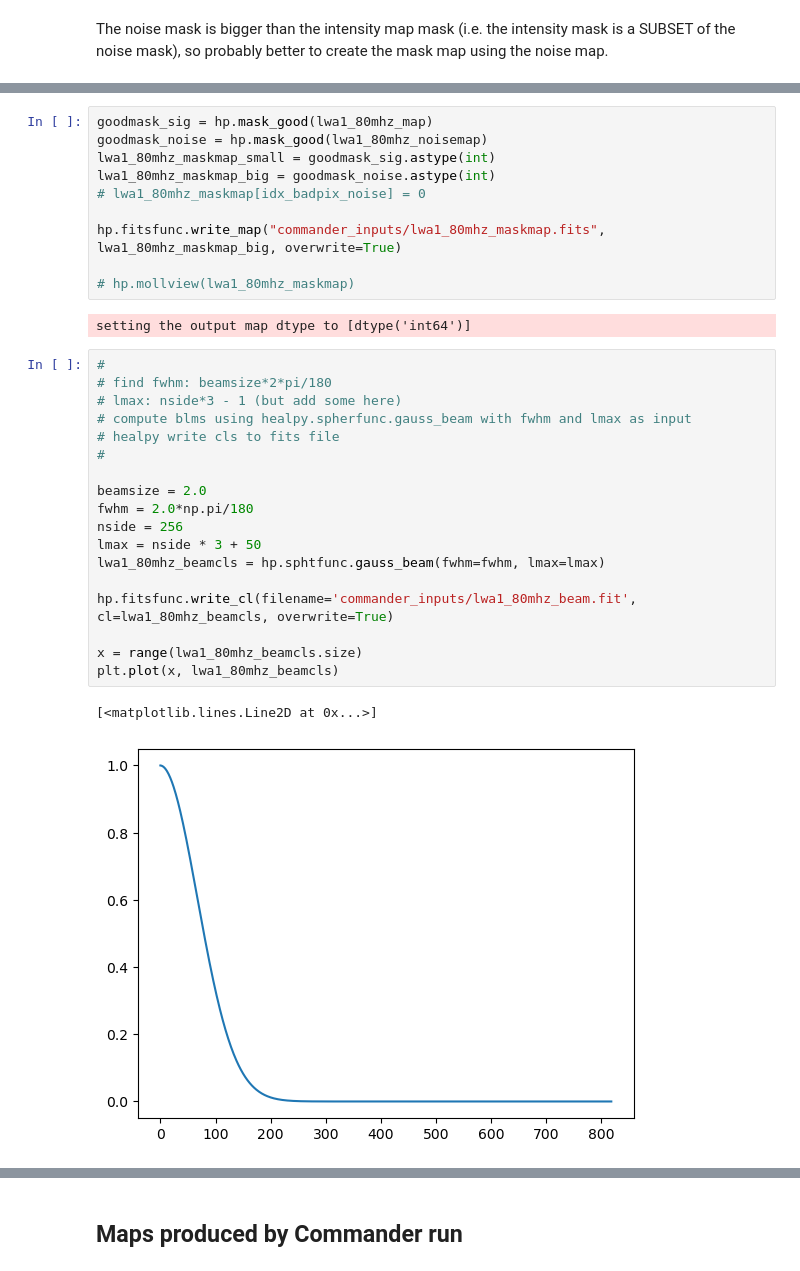
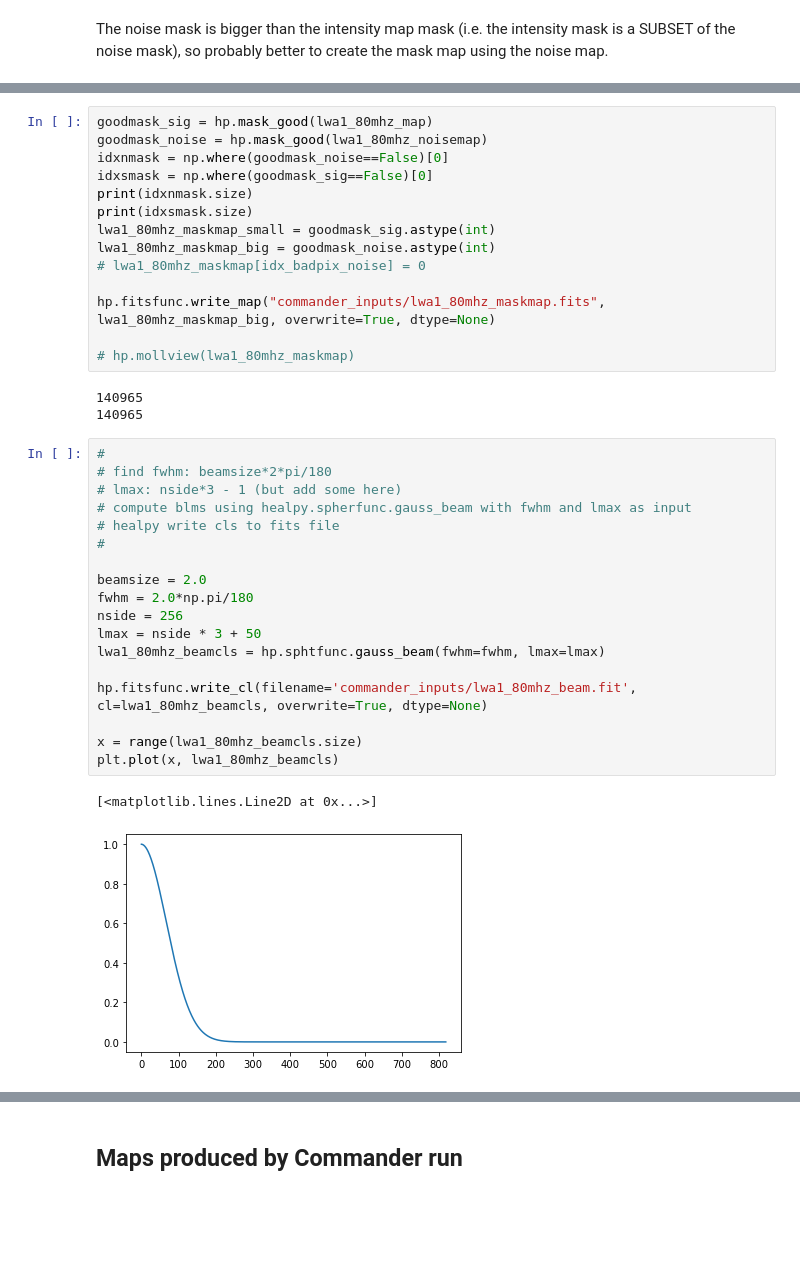
Before and after one commit to inthaider/cosmoglobe_synch_project, a Jupyter notebook: code/lwa1-map.ipynb, the cells around one changed output, grey strips where cells are left out. Saved outputs shown, nothing was run; the diff lists cells and outputs as text; blank space fills up the shorter version.

Commit message:
Minor mods to ipynb and new map images (+ notes).

```diff
--- a/code/lwa1-map.ipynb
+++ b/code/lwa1-map.ipynb
@@ -294,36 +343,41 @@ setting the output map dtype to [dtype('>f4')]
 # %%
 goodmask_sig = hp.mask_good(lwa1_80mhz_map)
 goodmask_noise = hp.mask_good(lwa1_80mhz_noisemap)
+idxnmask = np.where(goodmask_noise==False)[0]
+idxsmask = np.where(goodmask_sig==False)[0]
+print(idxnmask.size)
+print(idxsmask.size)
 lwa1_80mhz_maskmap_small = goodmask_sig.astype(int)
 lwa1_80mhz_maskmap_big = goodmask_noise.astype(int)
 # lwa1_80mhz_maskmap[idx_badpix_noise] = 0
 
-hp.fitsfunc.write_map("commander_inputs/lwa1_80mhz_maskmap.fits", lwa1_80mhz_maskmap_big, overwrite=True)
+hp.fitsfunc.write_map("commander_inputs/lwa1_80mhz_maskmap.fits", lwa1_80mhz_maskmap_big, overwrite=True, dtype=None)
 
 # hp.mollview(lwa1_80mhz_maskmap)
 # %% [output]
-setting the output map dtype to [dtype('int64')]
+140965
+140965
 # %%
 #
 # find fwhm: beamsize*2*pi/180
 # lmax: nside*3 - 1 (but add some here)
 # compute blms using healpy.spherfunc.gauss_beam with fwhm and lmax as input
 # healpy write cls to fits file
 #
 
 beamsize = 2.0
 fwhm = 2.0*np.pi/180
 nside = 256
 lmax = nside * 3 + 50
 lwa1_80mhz_beamcls = hp.sphtfunc.gauss_beam(fwhm=fwhm, lmax=lmax)
 
-hp.fitsfunc.write_cl(filename='commander_inputs/lwa1_80mhz_beam.fit', cl=lwa1_80mhz_beamcls, overwrite=True)
+hp.fitsfunc.write_cl(filename='commander_inputs/lwa1_80mhz_beam.fit', cl=lwa1_80mhz_beamcls, overwrite=True, dtype=None)
 
 x = range(lwa1_80mhz_beamcls.size)
 plt.plot(x, lwa1_80mhz_beamcls)
 # %% [output]
 [<matplotlib.lines.Line2D at 0x...>]
-[figure, old version]
+[figure, new version]
 # %%
 # What was this again??
 hp.fit_dipole(lwa1_80mhz_map, bad=nan)
```
Also changed, not shown: parts of 15 cells of this notebook, 10 other files.
